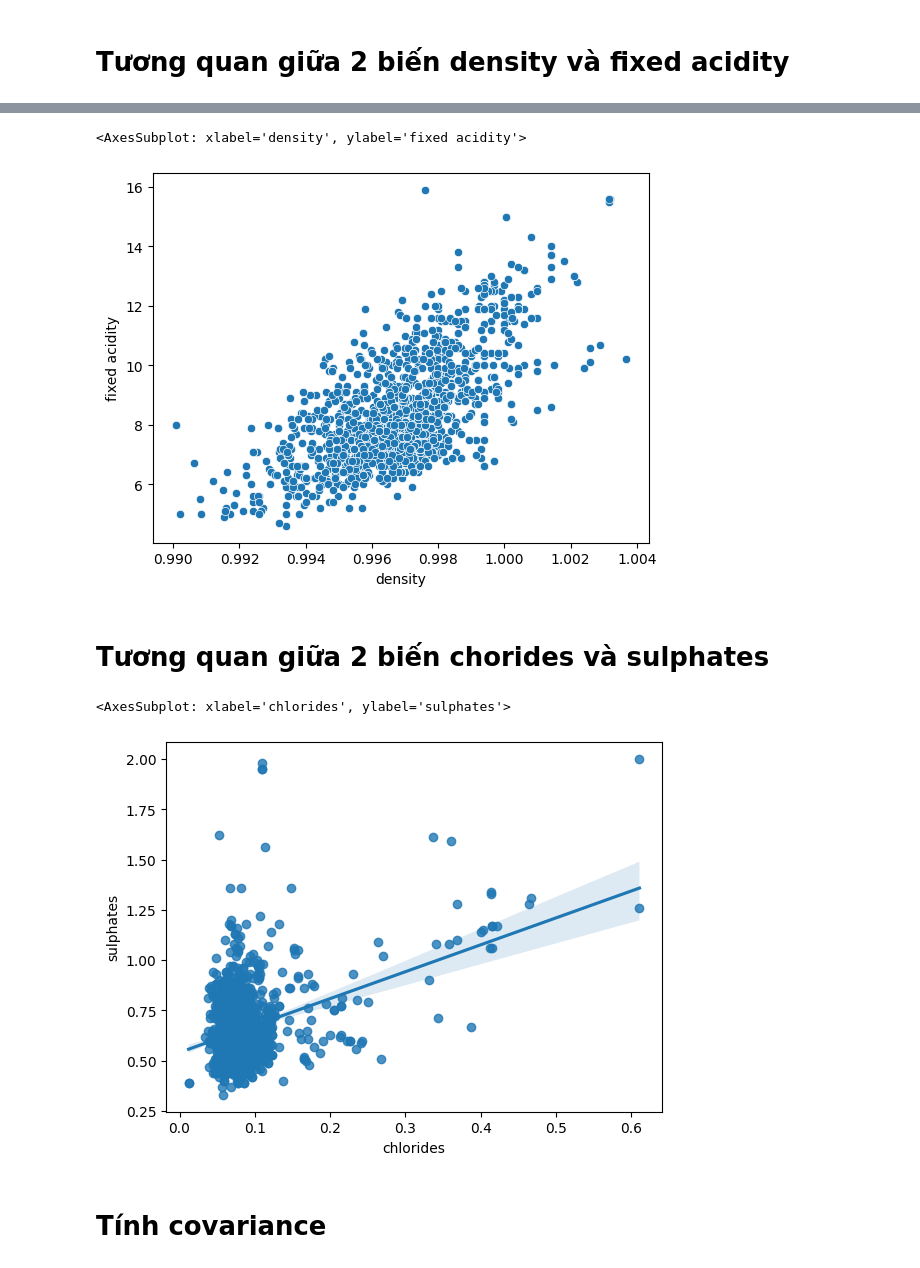
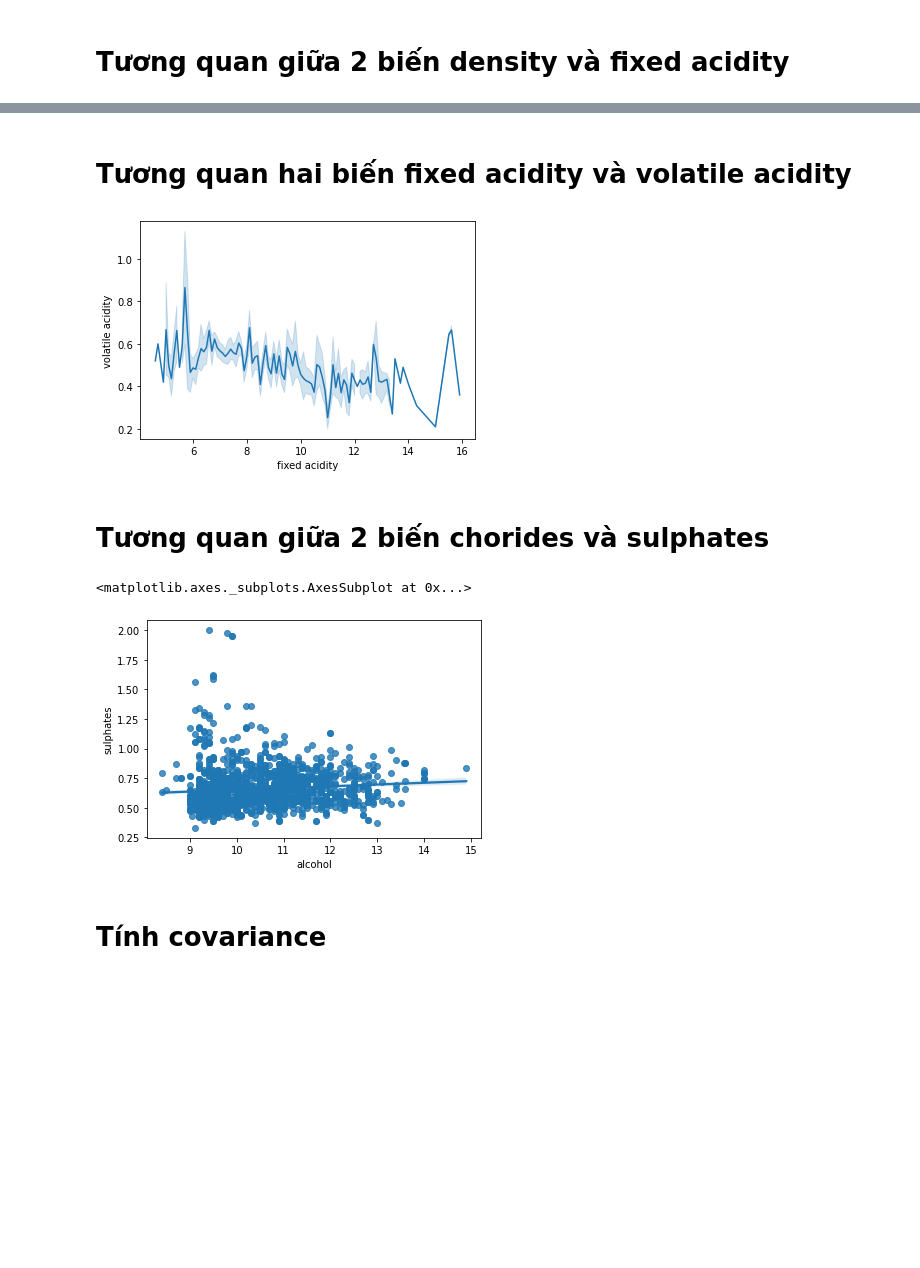
Before and after one commit to DataScienceHCMUS/Analysis, a Jupyter notebook: notebooks/redwinequality.ipynb, the cells around one changed output, grey strips where cells are left out. Drawn from its saved outputs; the diff is of its cells as text; code cells hidden in the pictures; blank space fills up the shorter version.

```diff
--- a/notebooks/redwinequality.ipynb
+++ b/notebooks/redwinequality.ipynb
@@ -180,15 +176,17 @@ sns.regplot(dataset, x = "density", y = "fixed acidity")
-# %%
-sns.scatterplot(dataset, x = "density", y = "fixed acidity",)
-# %% [output]
-<AxesSubplot: xlabel='density', ylabel='fixed acidity'>
-[figure, removed]
+# %% [markdown]
+# Tương quan hai biến fixed acidity và volatile acidity
+# %%
+sns.lineplot(x=dataset["fixed acidity"],y=dataset["volatile acidity"])
+plt.show()
+# %% [output]
+[figure, added]
 # %% [markdown]
 # Tương quan giữa 2 biến chorides và sulphates
 # %%
-sns.regplot(dataset, x = "alcohol", y = "")
+sns.regplot(data = dataset, x = "alcohol", y = "sulphates")
 # %% [output]
-<AxesSubplot: xlabel='chlorides', ylabel='sulphates'>
+<matplotlib.axes._subplots.AxesSubplot at 0x...>
-[figure, old version]
+[figure, new version]
 # %% [markdown]
 # Tính covariance
 # %%
```
Also changed, not shown: parts of 21 cells of this notebook.
